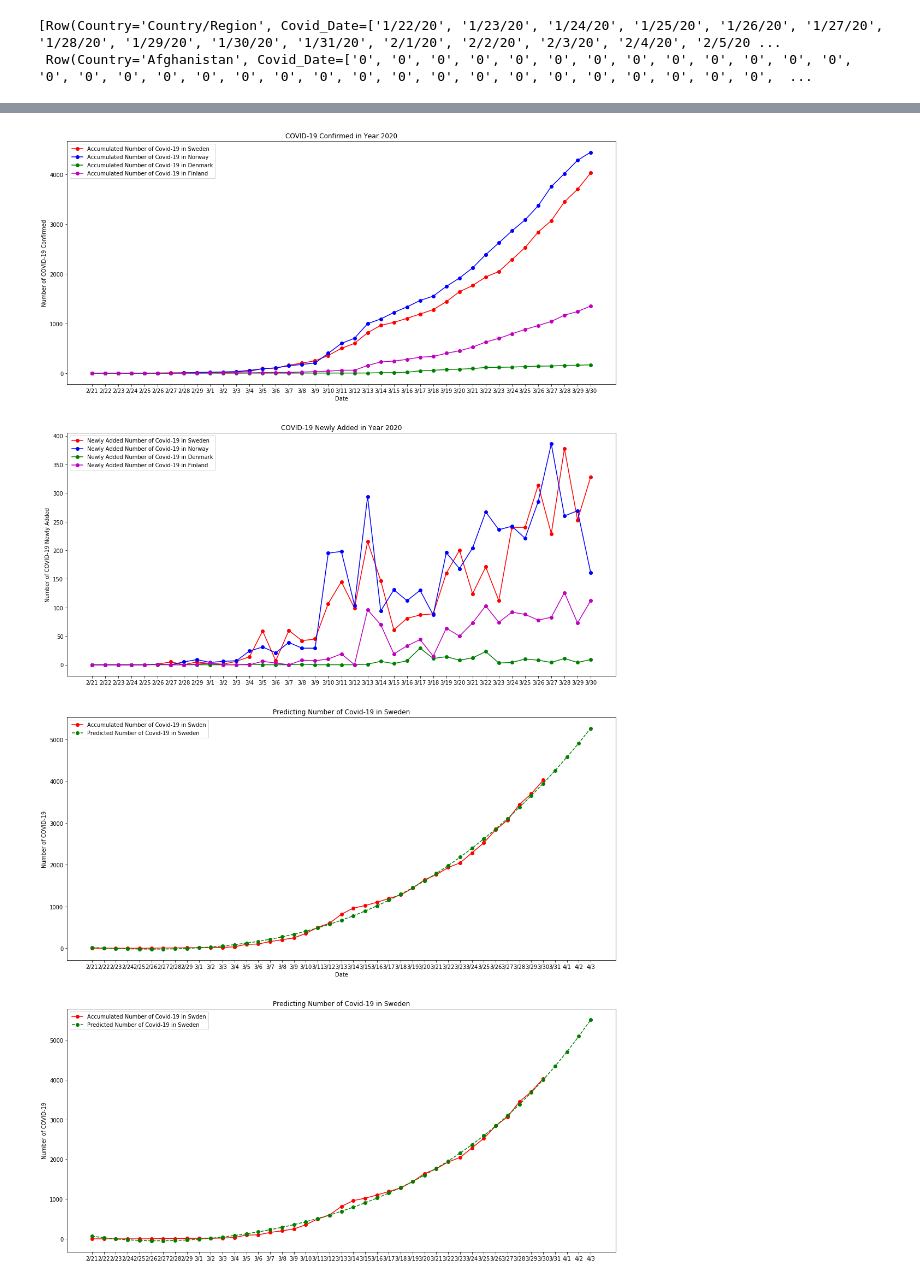
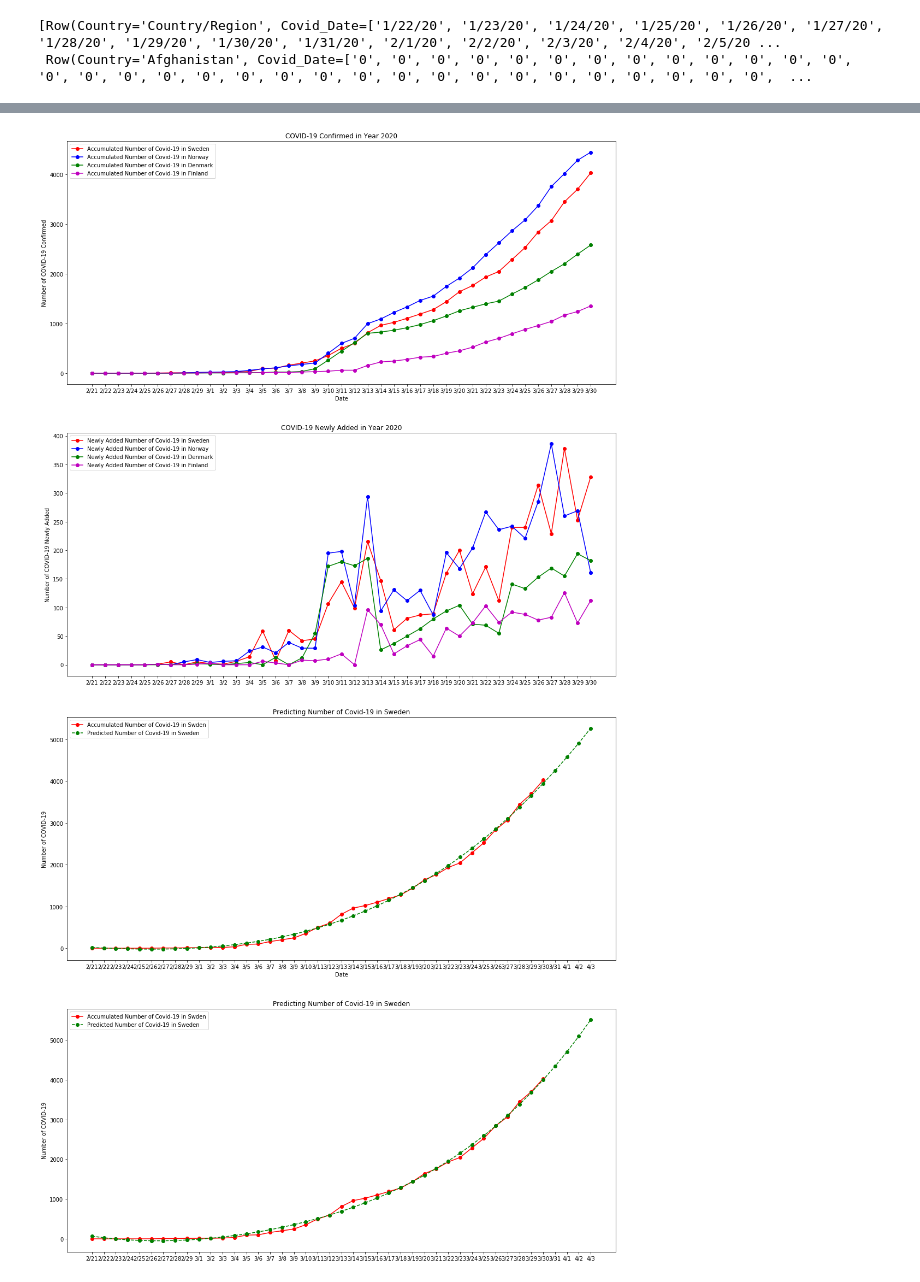
Before and after one commit to xingyazhou/datageek-github, a Jupyter notebook: COVID-19 Analysis.ipynb, the cells around one changed output, grey strips where cells are left out. Drawn from its saved outputs; the diff is of its cells as text; code cells hidden in the pictures.

```diff
--- a/COVID-19 Analysis.ipynb
+++ b/COVID-19 Analysis.ipynb
@@ -87,8 +79,8 @@ def autolabel(rects):
 
 for c in countries:
     i=countries.index(c)
-    Covid_Sweden=df.select("Covid_Date").where(df.Country==c)
-    acc_num_covid=np.array(Covid_Sweden.toPandas().Covid_Date.array[0]).astype(np.integer)
+    Covid=df.select("Covid_Date").where( (df.Country==c)  &  (df.Province =='') )
+    acc_num_covid=np.array(Covid.toPandas().Covid_Date.array[0]).astype(np.integer)
     dates=np.array( df.select("Covid_Date").toPandas().Covid_Date.array[0])
 
     dates_of_covid=[]
@@ -123,35 +115,35 @@ plt.xlabel("Date")
 plt.ylabel("Number of COVID-19 Confirmed")
 
 plt.subplot(2, 1, 2)
 plt.title("COVID-19 Newly Added in Year 2020")
 plt.ylabel("Number of COVID-19 Newly Added")
 
 for c in countries:
     i=countries.index(c)
-    Covid_Sweden=df.select("Covid_Date").where(df.Country==c)
+    Covid_Sweden=df.select("Covid_Date").where((df.Country==c)  &  (df.Province ==''))
     acc_num_covid=Covid_Sweden.toPandas().Covid_Date.array[0]
     acc_num_covid=np.array(acc_num_covid).astype(np.integer)
     dy=np.diff(acc_num_covid)
 
     Covid_date=df.select("Covid_Date")
     pandas_date_df = Covid_date.toPandas().Covid_Date.array[0]
     dates=np.array(pandas_date_df)
     dates_of_covid=[]
     for d in dates:
         dates_of_covid.append(d[0:-3])
     dates_of_covid=np.array(dates_of_covid)
 
     plt.subplot(2, 1, 1)
     plt.plot(dates_of_covid[30:],acc_num_covid[30:], markers[i],label="Accumulated Number of Covid-19 in " + c)
     plt.legend(loc="upper left")
 
     plt.subplot(2, 1, 2)
     plt.plot(dates_of_covid[30:],dy[29:],markers[i],label="Newly Added Number of Covid-19 in " + c)
     plt.legend(loc="upper left")
 
 plt.show()
 # %% [output]
-[figure, old version]
+[figure, new version]
 # %%
 N=4
 length=len(acc_num_covid[30:])
```
Also changed, not shown: parts of 3 cells of this notebook.
